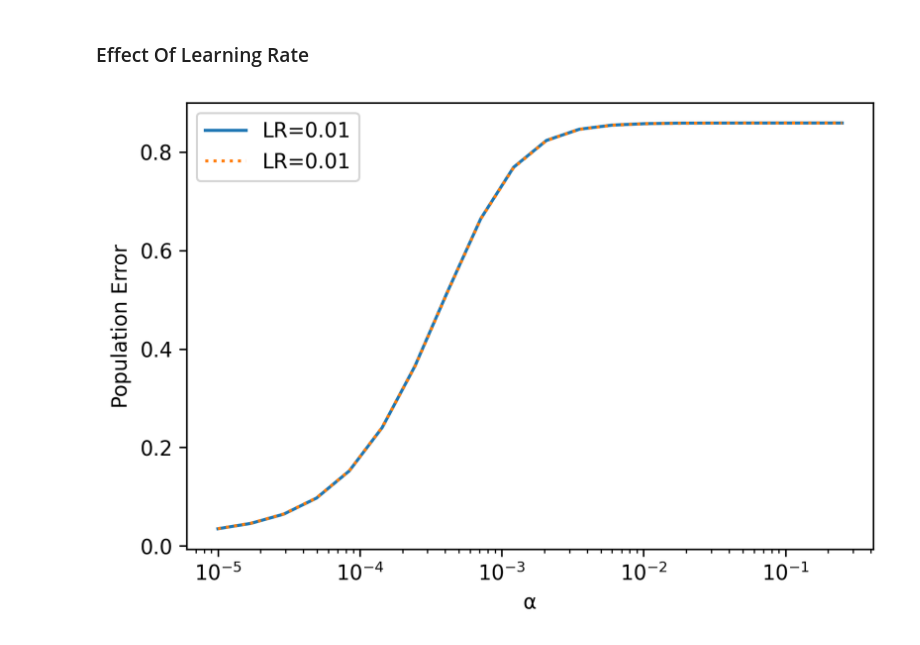
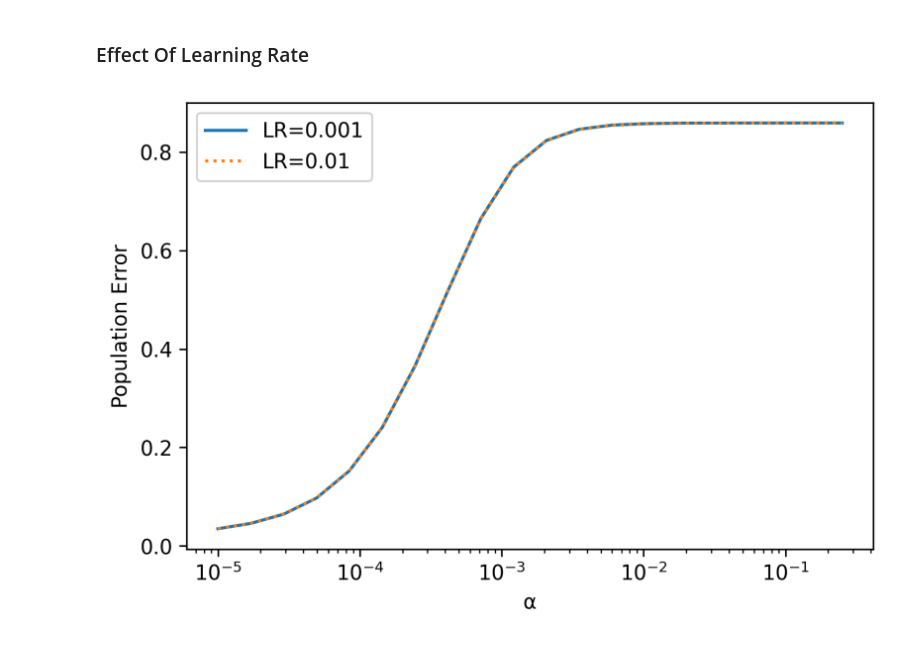
Before and after one commit to shaharazulay/implicit-bias, a Jupyter notebook: figures_unbiased_uv_model.ipynb, the cells around one changed output. Drawn from its saved outputs; the diff is of its cells as text; code cells hidden in the pictures.

```diff
--- a/figures_unbiased_uv_model.ipynb
+++ b/figures_unbiased_uv_model.ipynb
@@ -191,12 +191,12 @@ for k, v in results.items():
 # %%
 linstyles = ['', ':']
 
 for step_size, style in zip(step_size_range, linstyles):
     plot(alpha_range, [v for k, v in test_loss.items() if k[0] == step_size], style)
 
-legend([f'LR={step_size}' for alpha_range in s_range])
+legend([f'LR={step_size}' for step_size in step_size_range])
 ylabel('Population Error')
 xlabel('α')
 xscale('log')
 # %% [output]
-[figure, old version]
+[figure, new version]
```
